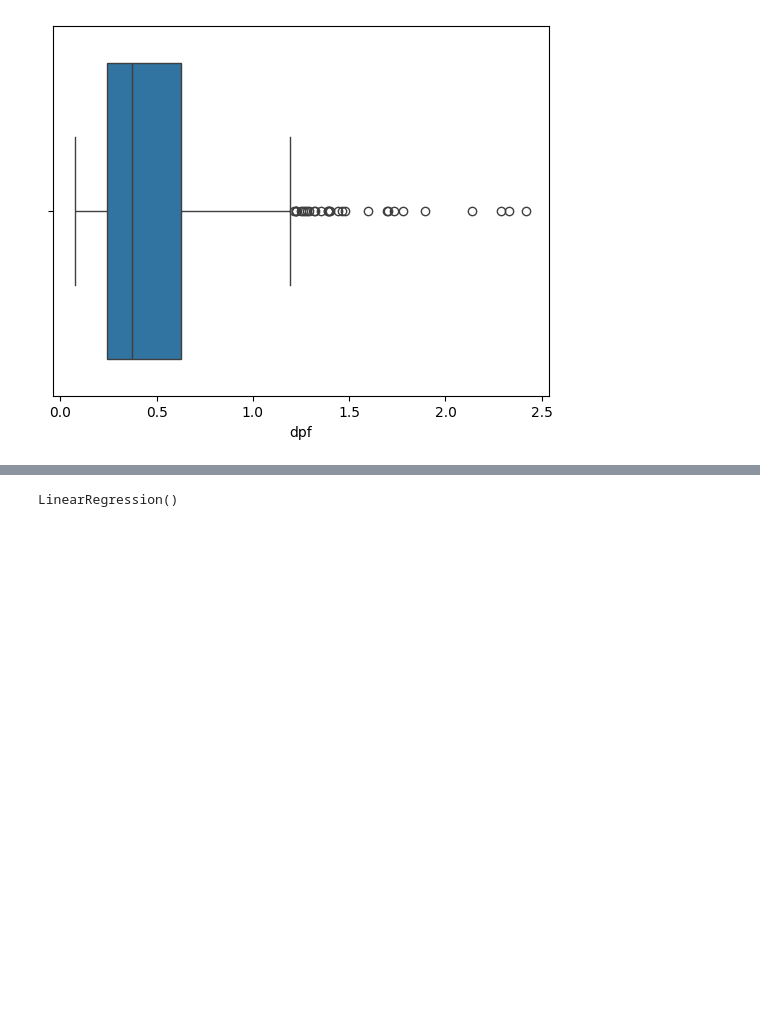
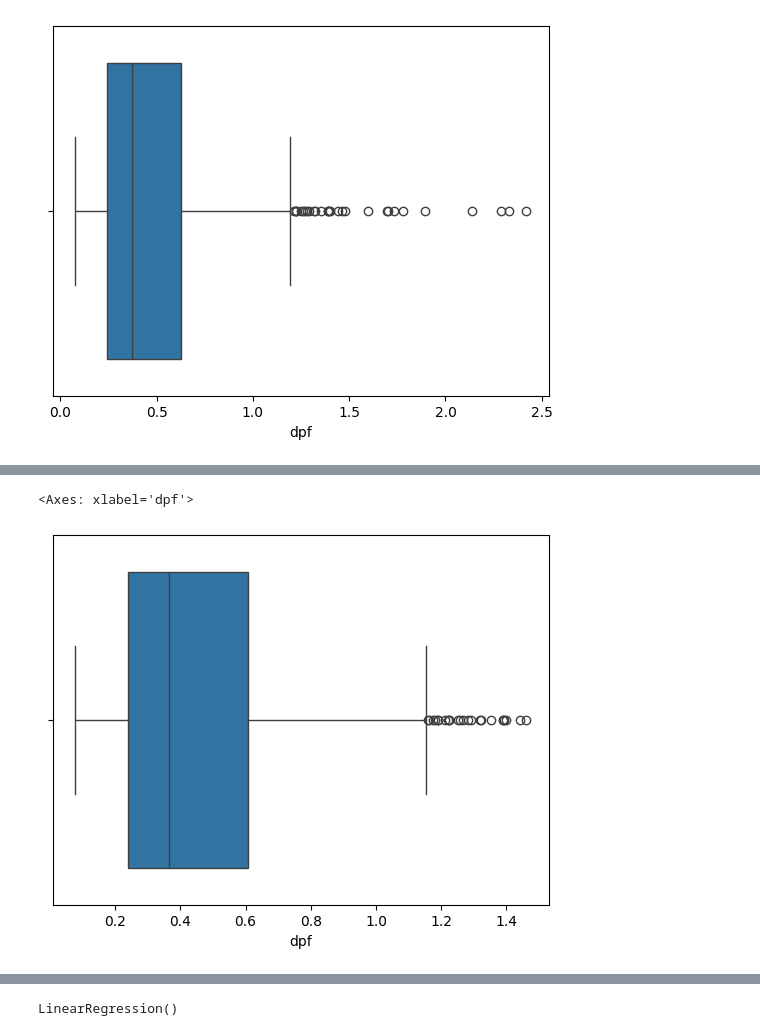
Before and after one commit to HariiAravinth/Diabetes-Prediction, a Jupyter notebook: DiabetesPrediction.ipynb, the cells around one changed output, grey strips where cells are left out. Drawn from its saved outputs; the diff is of its cells as text; code cells hidden in the pictures; blank space fills up the shorter version.

```diff
--- a/DiabetesPrediction.ipynb
+++ b/DiabetesPrediction.ipynb
@@ -102,3 +109,12 @@ sns.boxplot(x = df['dpf'])
 # %% [output]
 <Axes: xlabel='dpf'>
 [figure]
+# %%
+import statistics
+
+df['z_score'] = np.abs(stats.zscore(df['dpf']))
+
+# Remove outliers (e.g., threshold of 3)
+df= df[df['z_score'] < 3].drop(columns=['z_score'])
+print("\nDataFrame after Z-score outlier removal:")
+print(df)
@@ -105,3 +139,8 @@ sns.boxplot(x = df['dpf'])
+# %%
+sns.boxplot(x = df['dpf'])
+# %% [output]
+<Axes: xlabel='dpf'>
+[figure, added]
 # %%
 from sklearn.model_selection import train_test_split
 import matplotlib.pyplot as plt
```
Also changed, not shown: parts of 19 cells of this notebook.
